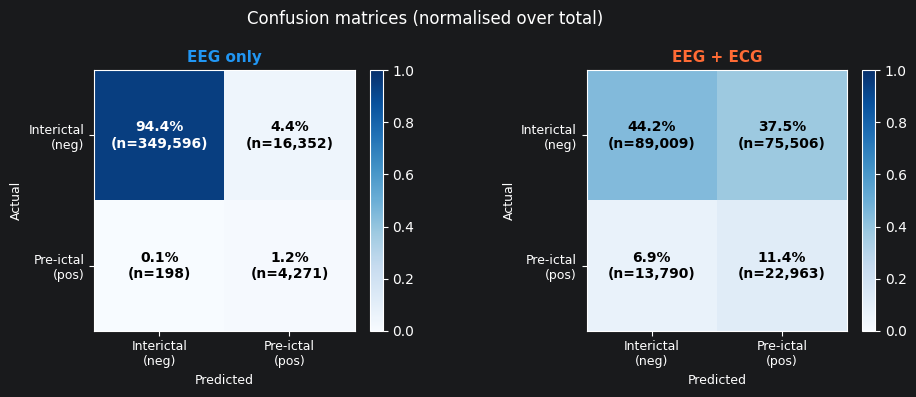
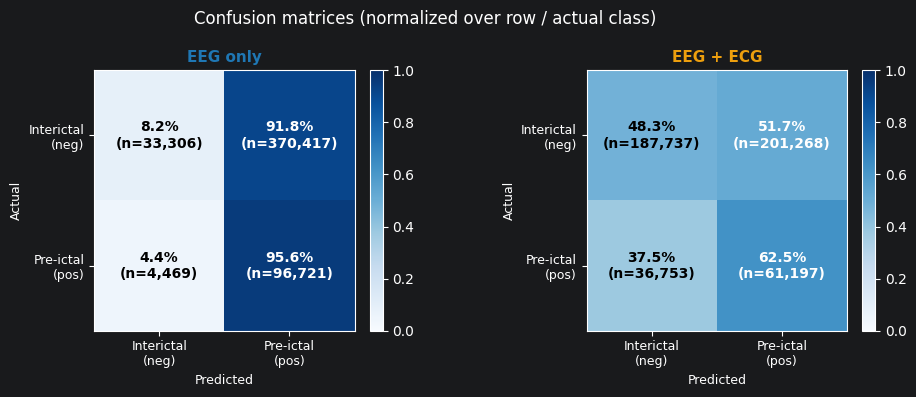
Unified diff of the notebook cell whose output changed from the first chart to the second:
--- before
+++ after
@@ -1,24 +1,81 @@
+import csv
+from pathlib import Path
+import numpy as np
+import matplotlib.pyplot as plt
+
+# ── 1. Define explicit relative paths based on your directory tree ──
+# Assumes this script/notebook is running from your analysis directory
+BASE_RESULTS_DIR = Path("../results")  # Adjust this if your results are in the same directory (e.g., Path("."))
+
+EEG_METRICS_CSV     = BASE_RESULTS_DIR / "seizure_prediction_eeg" / "test" / "metrics.csv"
+EEG_ECG_METRICS_CSV = BASE_RESULTS_DIR / "seizure_prediction_eeg_ecg" / "test" / "metrics.csv"
+
+
+# ── 2. Robust row parsing engine ──
+def load_metrics_rows(csv_path):
+    if not csv_path.exists():
+        raise FileNotFoundError(f"Could not find file at: {csv_path.resolve()}")
+
+    with open(csv_path) as f:
+        reader = csv.reader(f)
+        header = next(reader)
+        raw_rows = list(reader)
+
+    parsed = []
+    for row in raw_rows:
+        extra = len(row) - len(header)  # Handles duplicated precision/recall/f1 anomalies
+
+        d = dict(zip(header[:13], row[:13]))
+        d["precision"] = row[13]
+        d["recall"] = row[14]
+        d["f1"] = row[15]
+
+        d["accuracy"]             = row[16 + extra]
+        d["balanced_acc"]         = row[17 + extra]
+        d["auc_roc"]              = row[18 + extra]
+        d["auc_pr"]               = row[19 + extra]
+        d["mean_subj_auc"]        = row[20 + extra]
+        d["smooth_sec"]           = row[21 + extra]
+        d["auc_roc_smooth"]       = row[22 + extra]
+        d["mean_subj_auc_smooth"] = row[23 + extra]
+
+        # Raw matrix components and totals are strictly at the end
+        (d["train_f1"], d["tn"], d["fp"], d["fn"], d["tp"],
+         d["n_test"], d["n_test_preictal"], d["model_path"]) = row[-8:]
+
+        parsed.append(d)
+    return parsed
+
+
+def latest_row(rows, feature_set=None):
+    candidates = [r for r in rows if feature_set is None or r["feature_set"] == feature_set]
+    if not candidates:
+        raise ValueError(f"No rows found matching feature_set={feature_set!r}")
+    return max(candidates, key=lambda r: r["timestamp"])
+
+
 def _cm_array(m):
-    """Reconstruct the confusion matrix from precision/recall/n_test/n_test_preictal,
-    since the raw tn/fp/fn/tp fields in the results CSV are misaligned/corrupted
-    (likely an unquoted comma in model_path shifting columns)."""
-    n_test = float(m['n_test'])
-    pos = float(m['n_test_preictal'])
-    neg = n_test - pos
-    recall = float(m['recall'])
-    precision = float(m['precision'])
+    return np.array([[int(m['tn']), int(m['fp'])],
+                     [int(m['fn']), int(m['tp'])]])
 
-    tp = round(recall * pos)
-    fn = round(pos - tp)
 
-    if precision > 0:
-        fp = round(tp / precision - tp)
-    else:
-        fp = 0
-    fp = max(0, min(fp, neg))  # clamp, just in case of rounding edge cases
-    tn = round(neg - fp)
+# ── 3. Read files and extract target data structures ──
+eeg_rows = load_metrics_rows(EEG_METRICS_CSV)
+ecg_rows = load_metrics_rows(EEG_ECG_METRICS_CSV)
 
-    return np.array([[tn, fp],
-                     [fn, tp]])
+gm_eeg = latest_row(eeg_rows, feature_set="eeg")
+gm_ecg = latest_row(ecg_rows, feature_set="eeg_ecg")
+
+
+# ── 4. Structural data sanity validations ──
+for name, m in [("EEG", gm_eeg), ("EEG+ECG", gm_ecg)]:
+    cm = _cm_array(m)
+    assert cm.sum() == int(m['n_test']), f"{name}: tn+fp+fn+tp != n_test"
+    assert cm[1].sum() == int(m['n_test_preictal']), f"{name}: tp+fn != n_test_preictal"
+
+
+# ── 5. Build plots with class-proportional row-wise normalization ──
+C_EEG = "#1f77b4"
+C_ECG = "#ed9f0e"
 
 tick_labels = ['Interictal\n(neg)', 'Pre-ictal\n(pos)']
@@ -29,14 +86,21 @@
     ('EEG + ECG', _cm_array(gm_ecg), C_ECG),
 ]):
-    total = cm_raw.sum()
-    norm  = cm_raw / total
+    # Compute class support (row totals)
+    row_sums = cm_raw.sum(axis=1, keepdims=True)
+
+    # Class conditional probability matrix normalization (guards against division by 0)
+    norm = np.divide(cm_raw, row_sums, out=np.zeros_like(cm_raw, dtype=float), where=row_sums!=0)
+
     im = ax.imshow(norm, cmap='Blues', vmin=0, vmax=1)
     plt.colorbar(im, ax=ax, fraction=0.046, pad=0.04)
+
     for i in range(2):
         for j in range(2):
             txt_c = 'white' if norm[i, j] > 0.5 else 'black'
+            # Highlights row percentage for scaling transparency, displays instance counts
             ax.text(j, i, f'{norm[i,j]*100:.1f}%\n(n={cm_raw[i,j]:,})',
                     ha='center', va='center', fontsize=10,
                     color=txt_c, fontweight='bold')
+
     ax.set_xticks([0, 1]); ax.set_yticks([0, 1])
     ax.set_xticklabels(tick_labels, fontsize=9)
@@ -46,5 +110,5 @@
     ax.set_title(title, fontsize=11, fontweight='bold', color=color)
 
-fig.suptitle('Confusion matrices (normalised over total)', fontsize=12)
+fig.suptitle('Confusion matrices (normalized over row / actual class)', fontsize=12)
 fig.tight_layout()
 fig.savefig(OUT_DIR / 'comparison_confusion_matrices.png', dpi=150)

Commit: Confusion Matric should be all good now. Also upload of results.